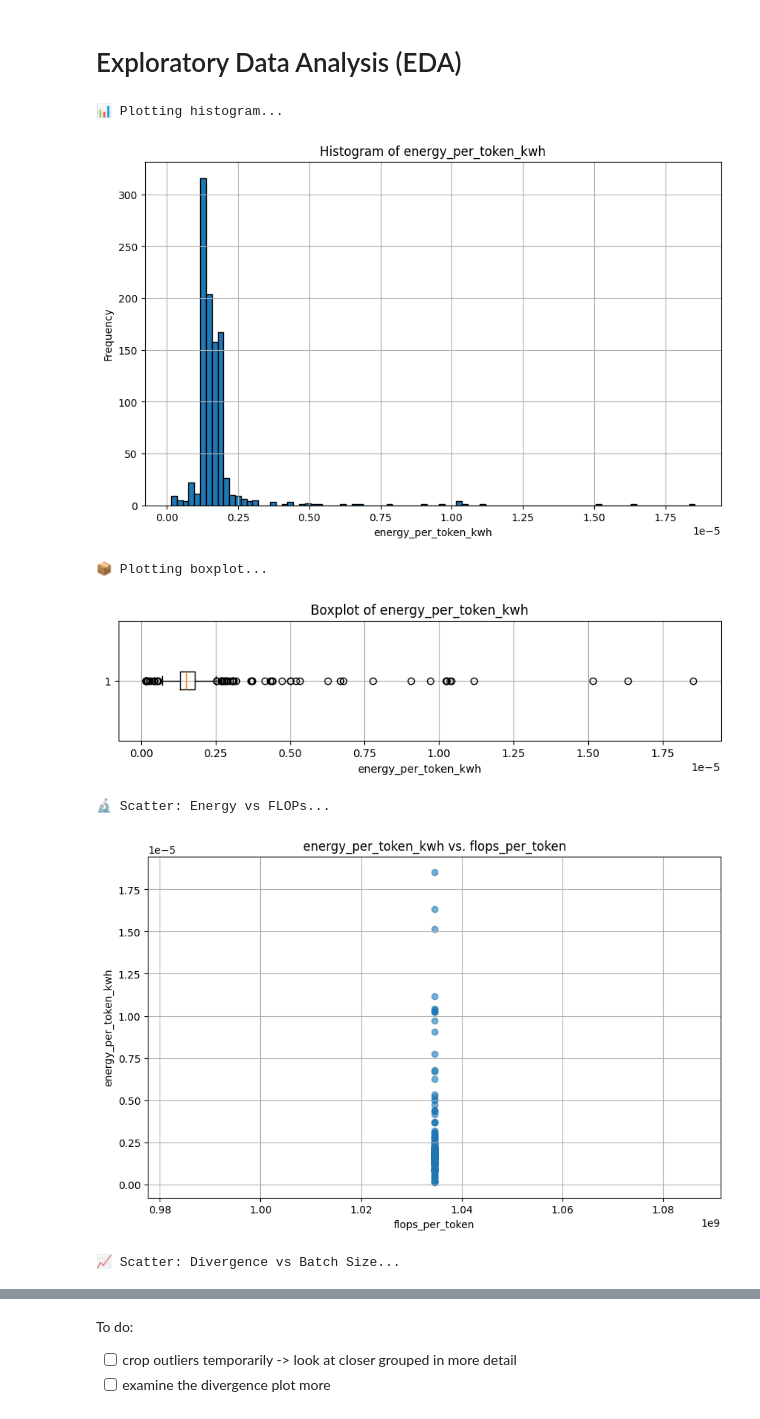
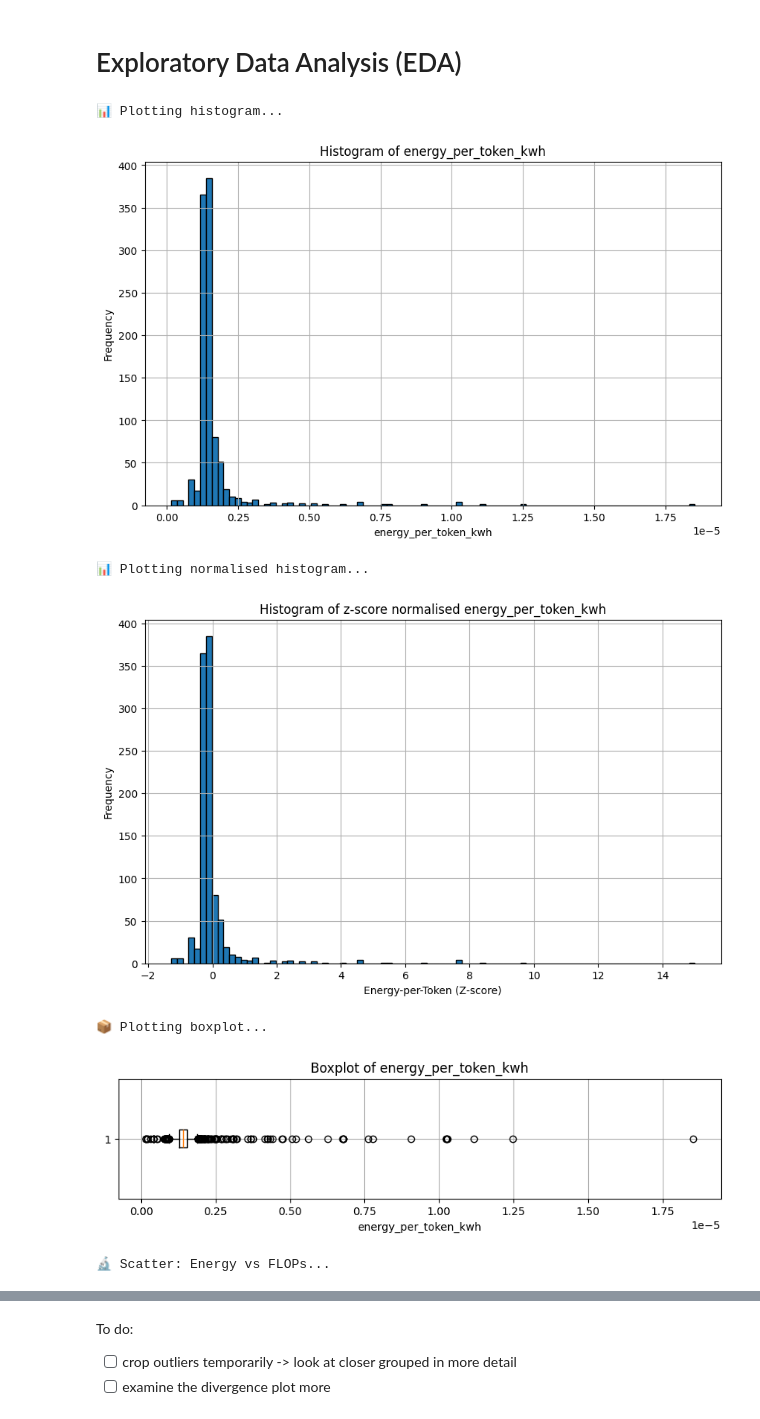
Before and after one commit to henrycgbaker/thesis_analysis, a Jupyter notebook: analysis_controlled_exp_multiple_runs.ipynb, the cells around one changed output, grey strips where cells are left out. Drawn from its saved outputs; the diff is of its cells as text; code cells hidden in the pictures.

Commit message:
plotting work

```diff
--- a/analysis_controlled_exp_multiple_runs.ipynb
+++ b/analysis_controlled_exp_multiple_runs.ipynb
@@ -55,3 +38,8 @@ Index(['config_name', 'experiment_id', 'date_time', 'model', 'num_processes',
 # %%
 df['flops'] = 16949970993152.0
 df['flops_per_token'] = df['flops'] / df['total_generated_tokens']
+print('# of unique flops: ', len(df['flops'].unique()))
+
+print(f'before dropping non `cycle_id`: {len(df)}')
+df = df[df['setup_cycle_id'].notna()]
+print(f'after dropping non `cycle_id`: {len(df)}')
@@ -60,19 +52,20 @@ df['flops_per_token'] = df['flops'] / df['total_generated_tokens']
 # %%
 from scripts.b_exploratory_data_analysis import (
     plot_histogram,
+    plot_histogram_zscore,
     plot_boxplot,
     plot_scatter,
     plot_divergence,
     plot_correlation_matrix,
     plot_all_diagnostics
 )
 
 plot_all_diagnostics(df)
 # %% [output]
 📊 Plotting histogram...
-[figure, old version]
+[figure, new version]
-📦 Plotting boxplot...
+📊 Plotting normalised histogram...
-[figure, old version]
+[figure, new version]
-🔬 Scatter: Energy vs FLOPs...
+📦 Plotting boxplot...
-[figure, old version]
+[figure, new version]
-📈 Scatter: Divergence vs Batch Size...
+🔬 Scatter: Energy vs FLOPs...
```
Also changed, not shown: parts of 6 cells of this notebook, 10 other files.
